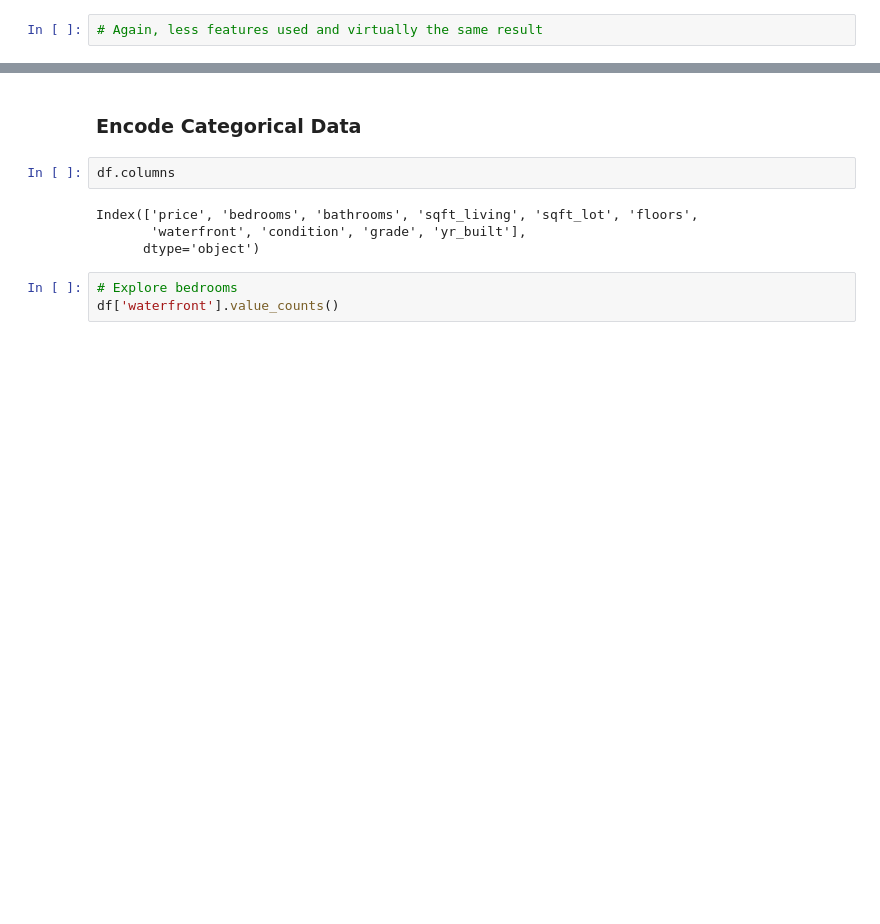
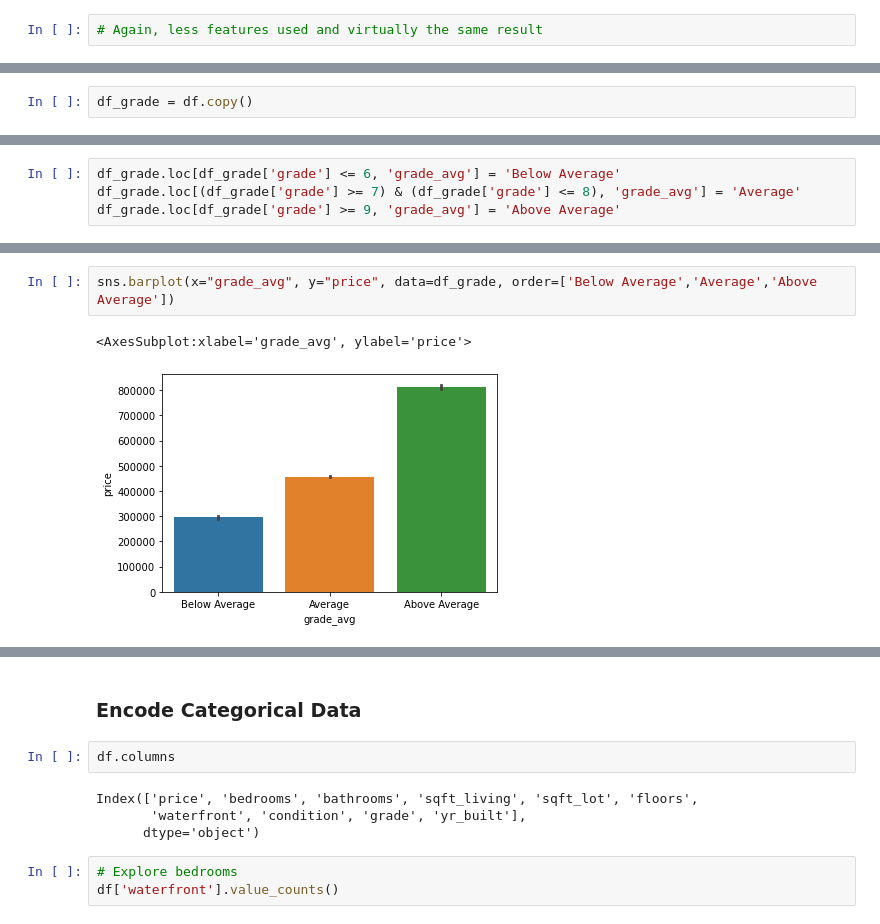
Before and after one commit to danielhlee4/HousingSalePricePrediction, a Jupyter notebook: HousingAnalysis.ipynb, the cells around one changed output, grey strips where cells are left out. Cells and saved outputs as stored; diff of their text form; blank space fills up the shorter version.

```diff
--- a/HousingAnalysis.ipynb
+++ b/HousingAnalysis.ipynb
@@ -468,0 +602,2 @@ Test R2 Score: 0.600616
+# %%
+df_grade = df.copy()
@@ -468,0 +612,4 @@ Test R2 Score: 0.600616
+# %%
+df_grade.loc[df_grade['grade'] <= 6, 'grade_avg'] = 'Below Average'
+df_grade.loc[(df_grade['grade'] >= 7) & (df_grade['grade'] <= 8), 'grade_avg'] = 'Average'
+df_grade.loc[df_grade['grade'] >= 9, 'grade_avg'] = 'Above Average'
@@ -468,0 +632,5 @@ Test R2 Score: 0.600616
+# %%
+sns.barplot(x="grade_avg", y="price", data=df_grade, order=['Below Average','Average','Above Average'])
+# %% [output]
+<AxesSubplot:xlabel='grade_avg', ylabel='price'>
+[figure, added]
```
Also changed, not shown: parts of 49 cells of this notebook.
